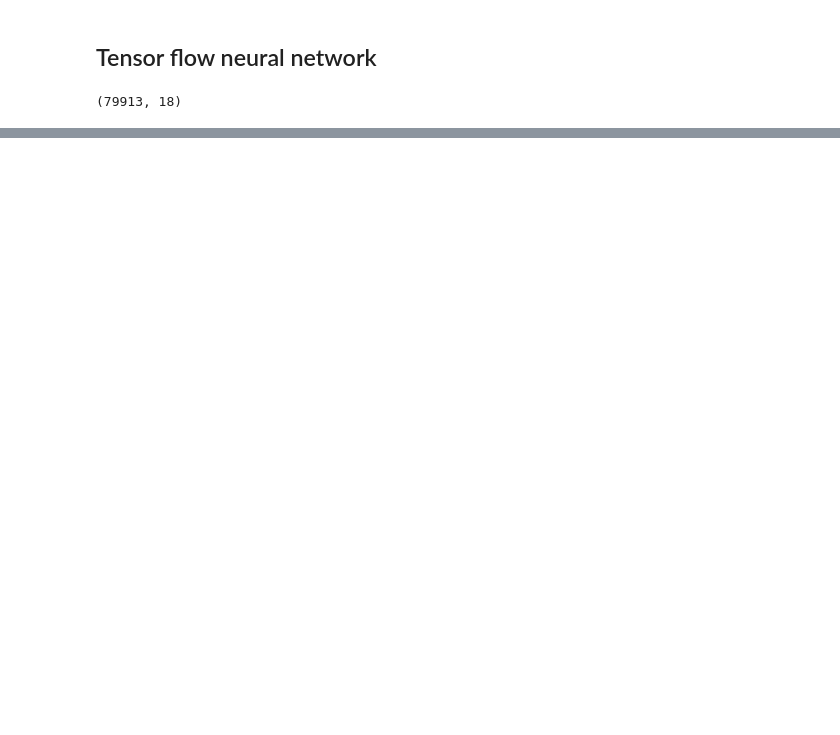
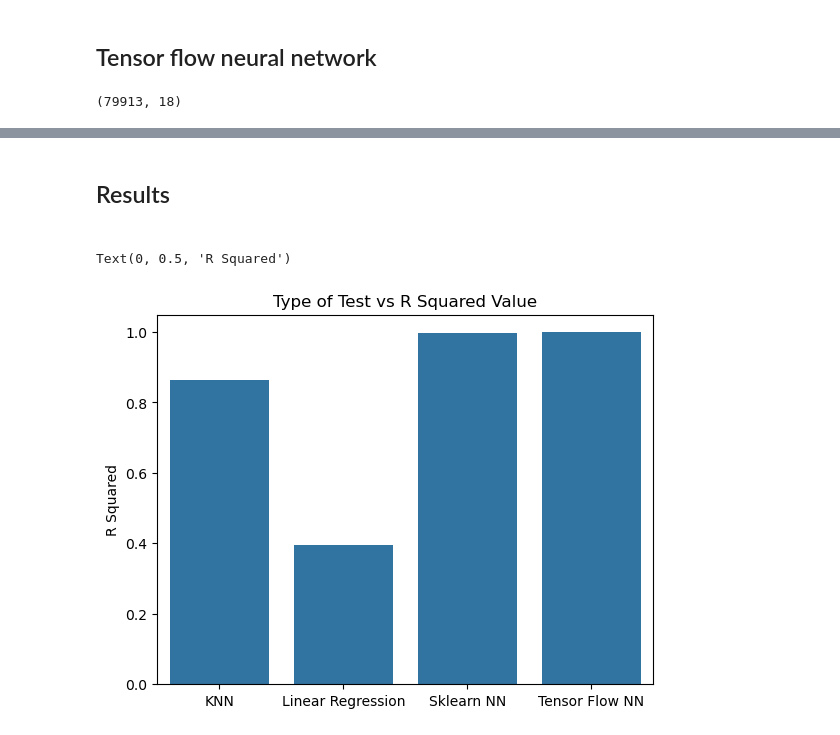
Before and after one commit to Bmar04/CERNElectronCollisionMassPrediction, a Jupyter notebook: Main.ipynb, the cells around one changed output, grey strips where cells are left out. Saved outputs shown, nothing was run; the diff lists cells and outputs as text; code cells hidden in the pictures; blank space fills up the shorter version.

```diff
--- a/Main.ipynb
+++ b/Main.ipynb
@@ -349,0 +366,14 @@ plt.legend()
+# %% [markdown]
+## Results
+###
+# %%
+test_type = ['KNN','Linear Regression', 'Sklearn NN', 'Tensor Flow NN']
+R_squared = [0.8643,0.3945,0.9959,0.9989]
+MSE = [85.58,382.10,2.537,0.6863]
+
+sns.barplot(x=test_type, y=R_squared)
+plt.title('Type of Test vs R Squared Value')
+plt.ylabel('R Squared')
+# %% [output]
+Text(0, 0.5, 'R Squared')
+[figure, added]
```
Also changed, not shown: parts of 18 cells of this notebook.
